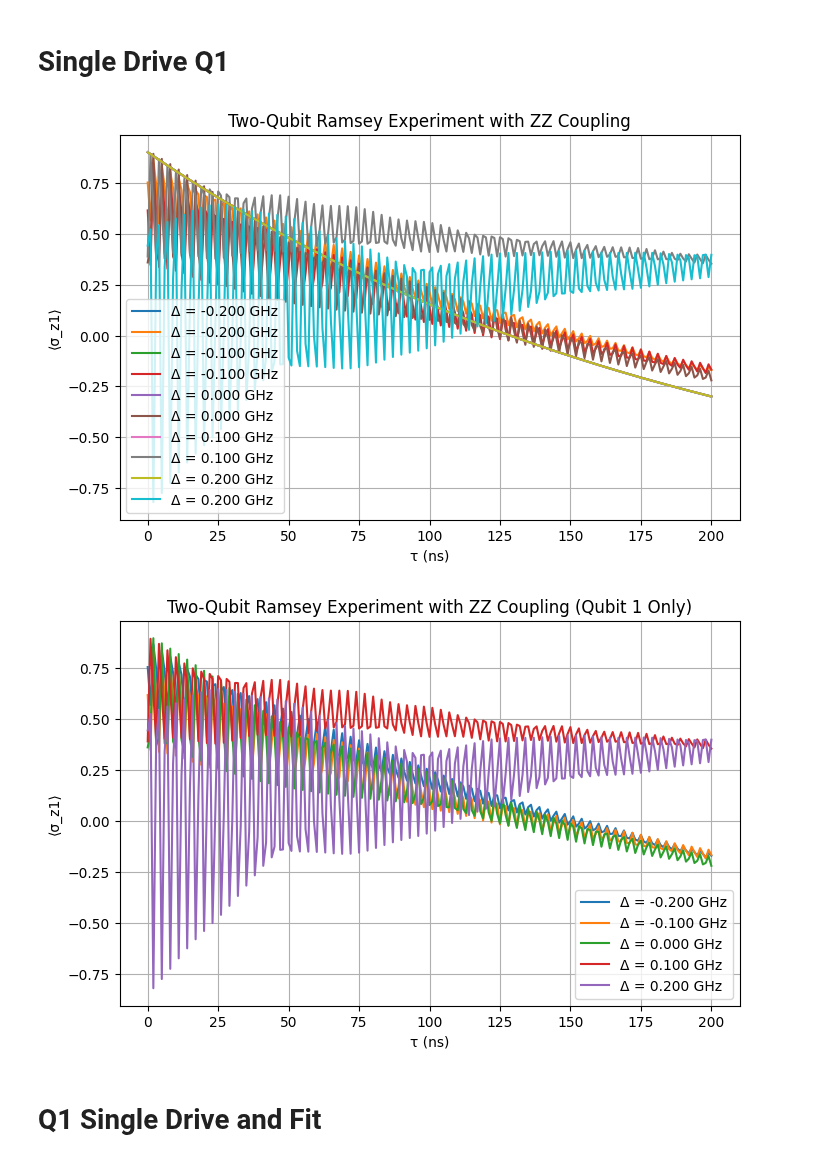
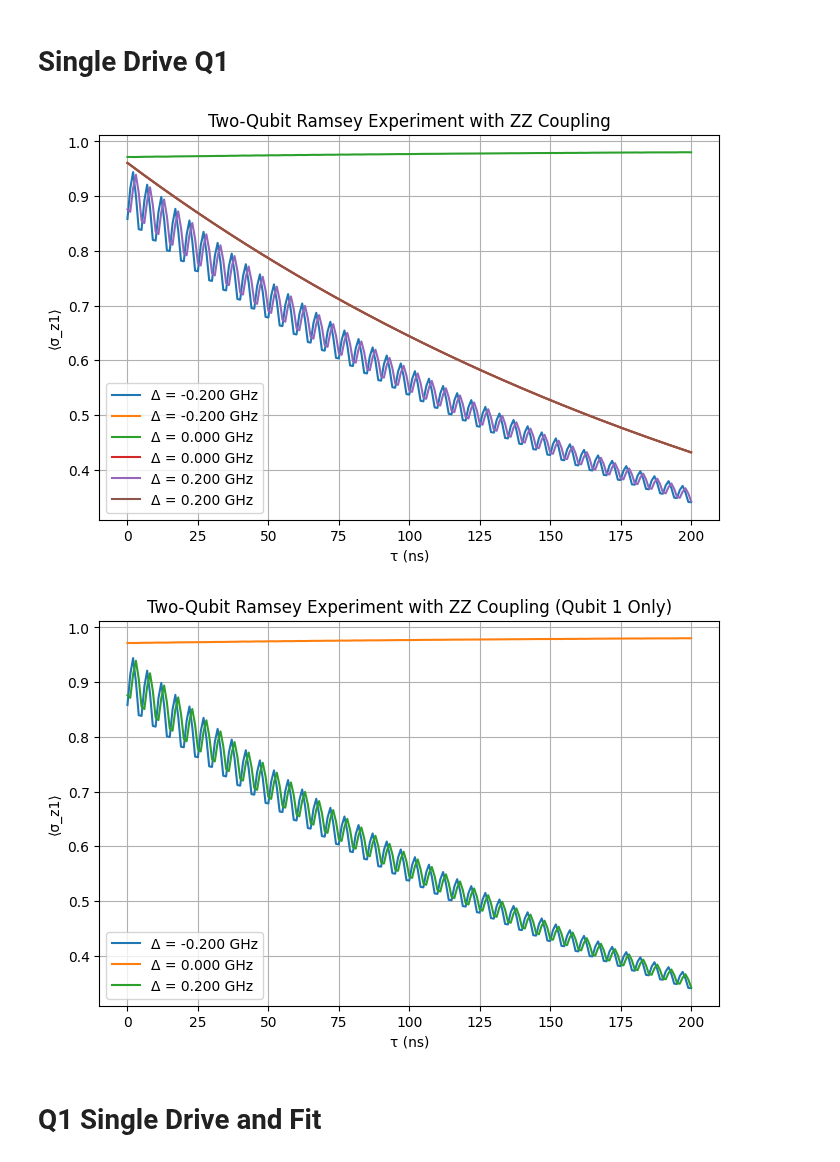
Before and after one commit to jyamaoka/qubit_zz_coupling, a Jupyter notebook: examples/drive_scan.ipynb, the cells around one changed output. Drawn from its saved outputs; the diff is of its cells as text; code cells hidden in the pictures.

```diff
--- a/examples/drive_scan.ipynb
+++ b/examples/drive_scan.ipynb
@@ -26,34 +26,30 @@ SYSTEM_PARAMS_base = {
     "f_tls": 3.2,  # GHz, TLS frequency (resonant with Qubit 1)
     "T1": {"q1": 200, "q2": 250, "tls": 500},  # Relaxation rates
     "T2": {"q1": 150, "q2": 180, "tls": 300},  # Dephasing rates
-    "J_zz": 0.01, # Jzz coupling
-    "J_tls": 0.05,  # GHz, Coupling strength between Qubit 1 and TLS
+    "J_zz": 0.0, # Jzz coupling
+    "J_tls": 0.0,  # GHz, Coupling strength between Qubit 1 and TLS
     "omega1": 2*np.pi * 0.05, # drive amplitude (sets π/2 duration)
     "omega2": 2*np.pi * 0.05, # drive amplitude (sets π/2 duration)
     "time_points": np.linspace(0, 300, 105),  # Time points in μs
-    "ver1": False
+    "ver1": True
 }
-
-SYSTEM_PARAMS = SYSTEM_PARAMS_base.copy()
-
-H, c_ops, sz_q1, sz_q2, sx_q1, sx_q2 = setup_operators(system_params=SYSTEM_PARAMS)
-
-# get times
-tlist = SYSTEM_PARAMS["time_points"]
 # %% [markdown]
 # Single Drive Q1
 # %%
+# Get fresh settings
+SYSTEM_PARAMS = SYSTEM_PARAMS_base.copy()
+
 w_q1 = f2w(SYSTEM_PARAMS["f_q1"])
 
 # Example sweep
 taus      = np.linspace(0, 200, 201)
-detunings = np.linspace(-0.2, +0.2, 5) * 2 * np.pi
+detunings = np.linspace(-0.2, +0.2, 3) * 2 * np.pi
 t_p = np.pi / (2 * SYSTEM_PARAMS["omega1"])
 
 opts = {"nsteps": 1000000}
 
 def pm(t): # wrapper: define where used
-    return ramsey_expectation_drive_sep(2, t, w_d1, t_p, SYSTEM_PARAMS, *setup_operators(SYSTEM_PARAMS), opts=opts)
+    return ramsey_population_drive_sep(1, t, w_d1, t_p, SYSTEM_PARAMS, *setup_operators(SYSTEM_PARAMS), opts=opts)
 
 data = {}
 for delta in detunings:
@@ -61,7 +57,7 @@ for delta in detunings:
     if  USE_MP:
         vals = list(parallel_map(pm,taus))
     else:
-        vals = [ramsey_expectation_drive_sep(2, tau, w_d1, t_p, SYSTEM_PARAMS, *setup_operators(SYSTEM_PARAMS), opts=opts) for tau in taus]
+        vals = [pm(tau) for tau in taus]
     data[delta] = vals
 
 plt.figure(figsize=(8, 5))
@@ -74,21 +70,21 @@ plt.legend()
 plt.grid(True)
 plt.show()
 # %% [output]
-[figure, old version]
+[figure, new version]
 # %%
 plt.figure(figsize=(8, 5))
 for delta, vals in data.items():
     # If vals is a list of tuples, extract only qubit 1 data:
-    vals_q1 = [v[1] if isinstance(v, (tuple, list)) else v for v in vals]
+    vals_q1 = [v[0] if isinstance(v, (tuple, list)) else v for v in vals]
     plt.plot(taus, vals_q1, label=f"Δ = {delta/(2*np.pi):.3f} GHz")
 plt.xlabel("τ (ns)")
 plt.ylabel("⟨σ_z1⟩")
 plt.title("Two-Qubit Ramsey Experiment with ZZ Coupling (Qubit 1 Only)")
 plt.legend()
 plt.grid(True)
 plt.show()
 # %% [output]
-[figure, old version]
+[figure, new version]
 # %% [markdown]
 # Q1 Single Drive and Fit
 # %%
```
Also changed, not shown: parts of 1 cell of this notebook, 2 other files.
